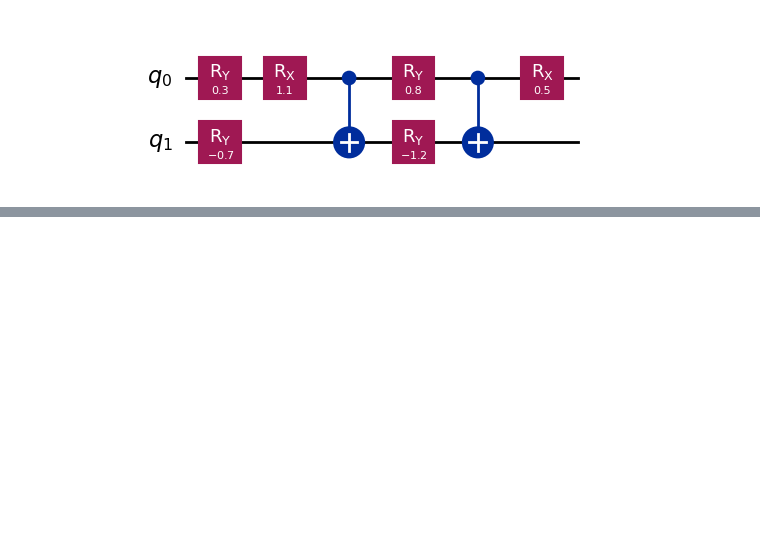
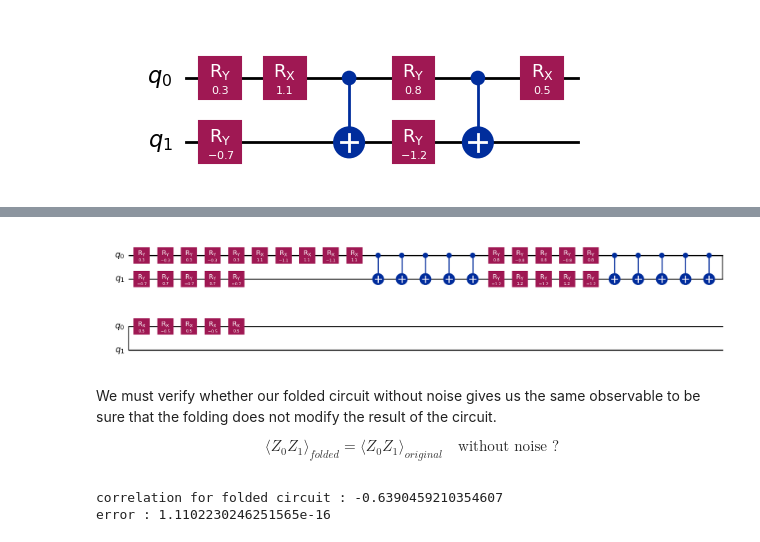
Before and after one commit to TheoHUETQC/quantum-error-mitigation, a Jupyter notebook: zero_noise_extrapolation.ipynb, the cells around one changed output, grey strips where cells are left out. Drawn from its saved outputs; the diff is of its cells as text; code cells hidden in the pictures; blank space fills up the shorter version.

Commit message:
feat : ZNE result

```diff
--- a/zero_noise_extrapolation.ipynb
+++ b/zero_noise_extrapolation.ipynb
@@ -209,0 +232,49 @@ Kristan Temme, Sergey Bravyi, and Jay M. Gambetta
+# %%
+from qiskit.circuit import Gate
+
+def fold_circuit(qc:QuantumCircuit, scale:int) -> QuantumCircuit:
+  '''Construction du circuit plié
+  Créer un nouveau QuantumCircuit
+  Parcourir qc.data
+  Pour chaque instruction :
+  - si c’est une vraie porte → la plier
+  - sinon → la copier telle quelle
+  '''
+  assert scale%2 == 1 # Scale need to be odd
+
+  new_qc = QuantumCircuit(qc.num_qubits)
+  k = (scale - 1)//2 # car scale = 2k+1
+
+  for instruction in qc.data:
+    instr = instruction.operation
+    qargs = instruction.qubits
+    cargs = instruction.clbits
+    if isinstance(instr, Gate): # car cette methode ne s'applique qu'a des portes (unitaire par conception), pas au mesure..
+      for _ in range(k):
+        new_qc.append(instr, qargs) # G
+        new_qc.append(instr.inverse(), qargs) # G†
+      new_qc.append(instr, qargs) # G
+    else:
+      new_qc.append(instr, qargs, cargs)
+  return new_qc
+
+scale = 5
+qc = initialize_circuit()
+qc_folded = fold_circuit(qc, scale)
+
+qc_folded.draw(output="mpl", style="iqp")
+# %% [output]
+[figure, added]
+# %% [markdown]
+We must verify whether our folded circuit without noise gives us the same observable to be sure that the folding does not modify the result of the circuit.
+
+$$\langle Z_0 Z_1\rangle_{folded} = \langle Z_0 Z_1\rangle_{original} \quad \text{without noise ?}$$
+# %%
+psi_folded = simulate(qc_folded, shots)
+
+correlation_folded = compute_correlation(psi_folded)
+print("correlation for folded circuit :", correlation_folded)
+print(f"error : {difference(correlation, correlation_folded)}")
+# %% [output]
+correlation for folded circuit : -0.6390459210354607
+error : 1.1102230246251565e-16
```
Also changed, not shown: parts of 44 cells of this notebook, 1 other file.
